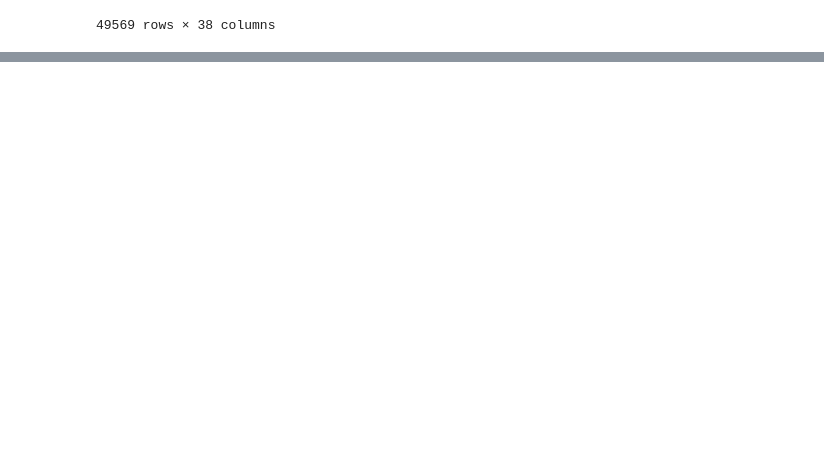
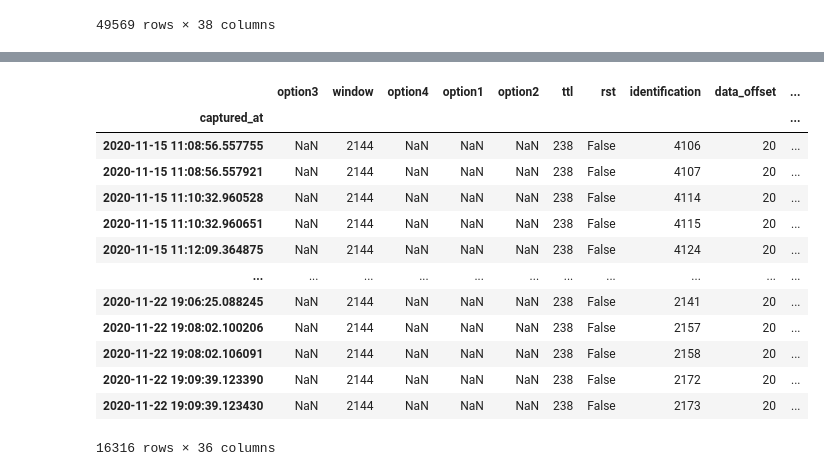
Before and after one commit to LRAbbade/IoT_anomaly_detection, a Jupyter notebook: data_prep.ipynb, the cells around one changed output, grey strips where cells are left out. Drawn from its saved outputs; the diff is of its cells as text; code cells hidden in the pictures; blank space fills up the shorter version.

Commit message:
finished data prep

```diff
--- a/data_prep.ipynb
+++ b/data_prep.ipynb
@@ -153,0 +158,14 @@ df.to_csv('tcp_data.csv')
+# %%
+aux['payload'] = aux['payload'].map(payload_caster)
+# %%
+aux['header_endpoint'] = aux['header'].map(lambda s: s if not isinstance(s, list) else s[0].split()[0])
+# %%
+def get_user_agent(l):
+    try:
+        return l if not isinstance(l, list) else l[2].split()[1]
+    except Exception as e:
+        msg = f'error with {l}: {e}'
+        print(msg)
+        return msg
+# %%
+aux['header_user_agent'] = aux['header'].map(get_user_agent)
@@ -153,0 +191,17 @@ df.to_csv('tcp_data.csv')
+# %%
+aux
+# %% [output]
+|  | option3 | window | option4 | option1 | option2 | ttl | rst | identification | data_offset | ... |
+| captured_at |  |  |  |  |  |  |  |  |  | ... |
+| 2020-11-15 11:08:56.557755 | NaN | 2144 | NaN | NaN | NaN | 238 | False | 4106 | 20 | ... |
+| 2020-11-15 11:08:56.557921 | NaN | 2144 | NaN | NaN | NaN | 238 | False | 4107 | 20 | ... |
+| 2020-11-15 11:10:32.960528 | NaN | 2144 | NaN | NaN | NaN | 238 | False | 4114 | 20 | ... |
+| 2020-11-15 11:10:32.960651 | NaN | 2144 | NaN | NaN | NaN | 238 | False | 4115 | 20 | ... |
+| 2020-11-15 11:12:09.364875 | NaN | 2144 | NaN | NaN | NaN | 238 | False | 4124 | 20 | ... |
+| ... | ... | ... | ... | ... | ... | ... | ... | ... | ... | ... |
+| 2020-11-22 19:06:25.088245 | NaN | 2144 | NaN | NaN | NaN | 238 | False | 2141 | 20 | ... |
+| 2020-11-22 19:08:02.100206 | NaN | 2144 | NaN | NaN | NaN | 238 | False | 2157 | 20 | ... |
+| 2020-11-22 19:08:02.106091 | NaN | 2144 | NaN | NaN | NaN | 238 | False | 2158 | 20 | ... |
+| 2020-11-22 19:09:39.123390 | NaN | 2144 | NaN | NaN | NaN | 238 | False | 2172 | 20 | ... |
+| 2020-11-22 19:09:39.123430 | NaN | 2144 | NaN | NaN | NaN | 238 | False | 2173 | 20 | ... |
+16316 rows × 36 columns
```
Also changed, not shown: parts of 87 cells of this notebook, 2 other files.
